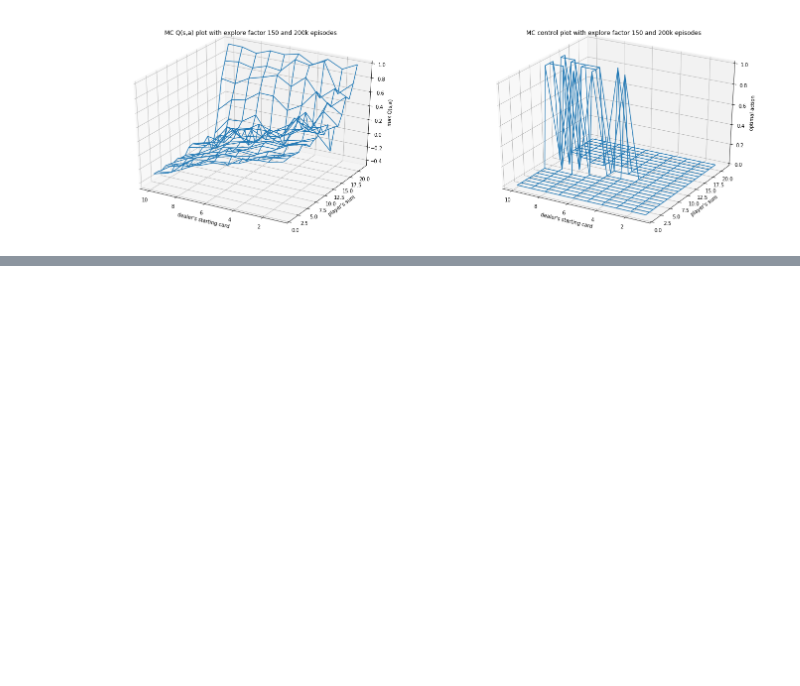
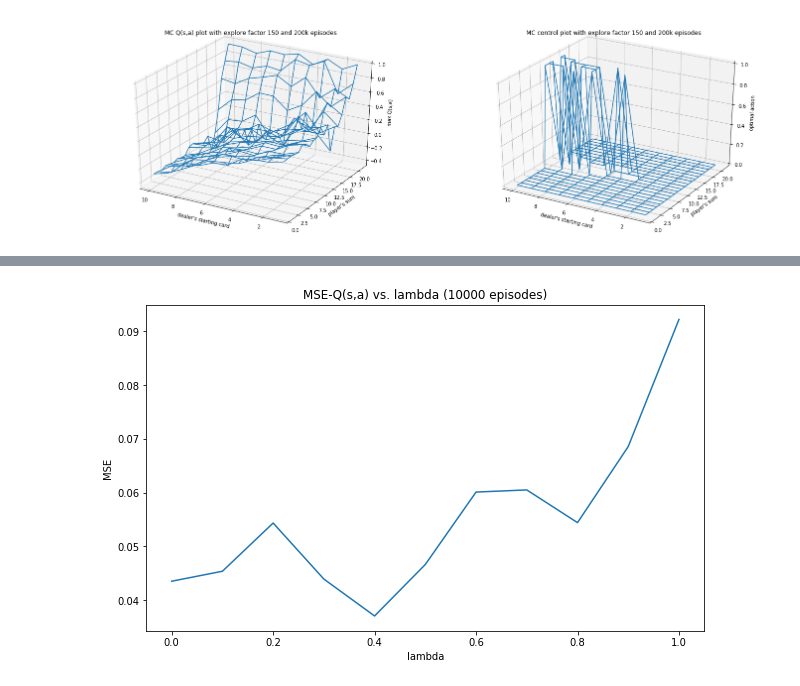
Before and after one commit to york-huang/machine-learning-study, a Jupyter notebook: easy21.ipynb, the cells around one changed output, grey strips where cells are left out. Cells and saved outputs as stored; diff of their text form; code cells hidden in the pictures; blank space fills up the shorter version.

```diff
--- a/easy21.ipynb
+++ b/easy21.ipynb
@@ -43,6 +43,9 @@ def n_get(q_tensor, p_sum, d_value, action=None):
 
 def n_set(q_tensor, p_sum, d_value, action, n):
     q_tensor[action+2, p_sum-1, d_value-1] = n
+
+def n_inc(q_tensor, p_sum, d_value, action):
+    q_tensor[action+2, p_sum-1, d_value-1] += 1
 
 # return initial state (p_sum, d_value).
 def init():
@@ -139,8 +142,8 @@ def mc_run(q_tensor, n_episodes, policy):
             if -1 == p_ or -1 == d_:  # terminated
                 break
             # update N(s,a)
-            n = n_get(q_tensor, p_, d_, a_) + 1
-            n_set(q_tensor, p_, d_, a_, n)
+            n_inc(q_tensor, p_, d_, a_)
+            n = n_get(q_tensor, p_, d_, a_)
             # update Q(s,a)
             q = q_get(q_tensor, p_, d_, a_)
             q += (1.0 / n) * (np.sum(returns[t:]) - q)
@@ -233,0 +317,26 @@ plt.show()
+# %%
+# mean-squared error
+def mse(arr1, arr2):
+    return (np.square(arr1 - arr2)).mean()
+
+def mse_q_wrapper(target_q_array):
+    def _inner(q_array):
+        return mse(q_array, target_q_array)
+    return _inner
+
+
+random.seed(RANDOM_SEED)
+
+n_episodes = 10000
+# MSE compared to previous MC results
+mse_func = mse_q_wrapper(q_getall(mc_q_tensor))
+# [(lambda, win-rate, mse list of episodes), ...]
+sarsa_results = []
+
+for lambda_ in map(lambda x: 0.1 * x, range(0, 11)):
+    sarsa_q_tensor = np.zeros((4, 21, 10))
+    # explore factor 50 makes it be greedy earlier
+    sarsa_policy = policy_with_q_tensor(sarsa_q_tensor, explore_factor=50)(policy)
+    winrate, mse_episodes = sarsa_run(sarsa_q_tensor, lambda_, n_episodes, sarsa_policy, mse_func=mse_func)
+    sarsa_results.append((lambda_, winrate, mse_episodes))
+    print(f'lambda {lambda_:.1f}, win-rate {winrate:.4f}, MSE (last episode) {mse_episodes[-1]:.4f}')
@@ -233,0 +355,11 @@ plt.show()
+# %%
+fig = plt.figure(figsize=(10, 6))
+ax = fig.add_subplot(111)
+ax.plot([t[0] for t in sarsa_results], [t[2][-1] for t in sarsa_results])
+ax.set_title(f'MSE-Q(s,a) vs. lambda ({n_episodes} episodes)')
+ax.set_xlabel('lambda')
+ax.set_ylabel('MSE')
+
+plt.show()
+# %% [output]
+[figure, added]
```
Also changed, not shown: parts of 3 cells of this notebook, 1 other file.
